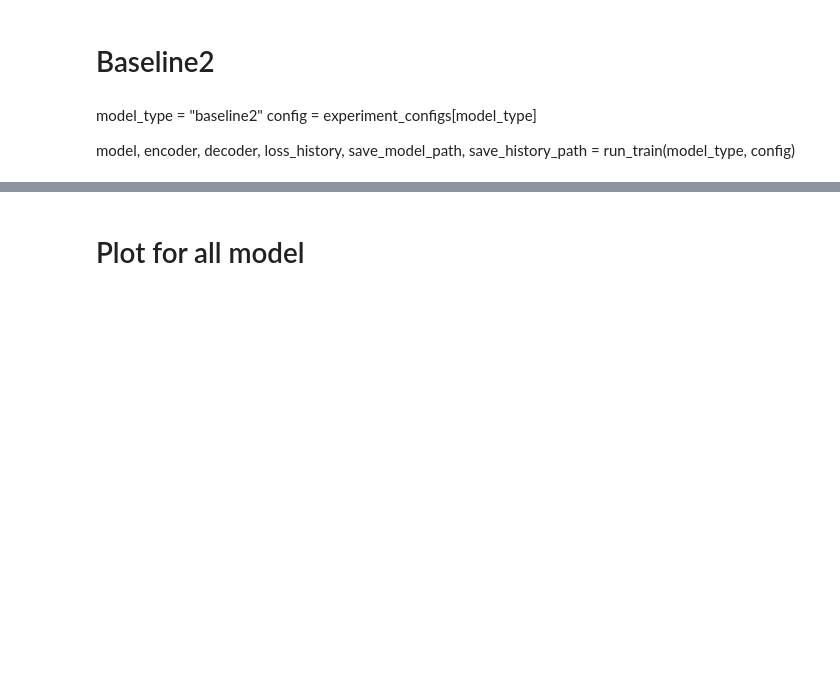
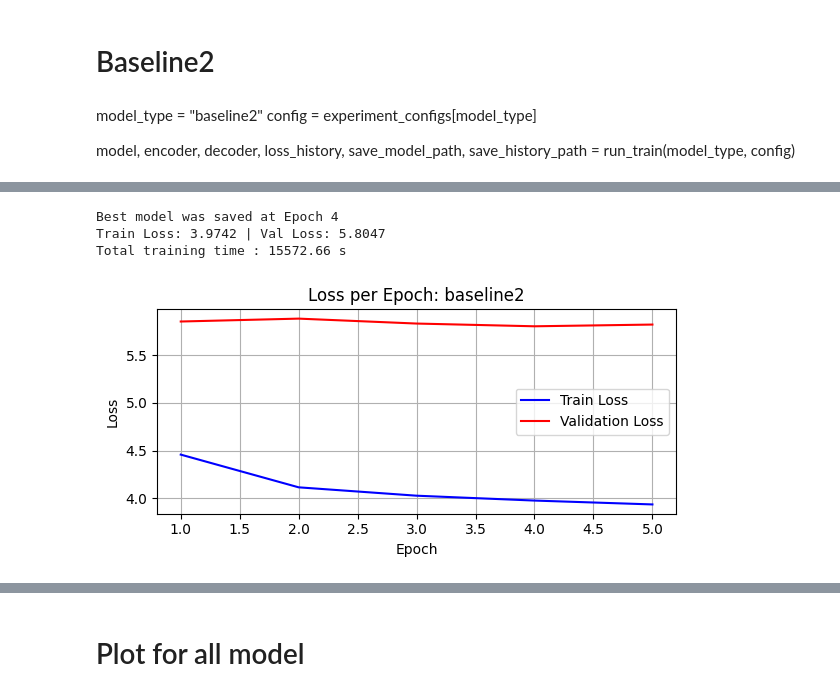
Before and after one commit to jkim0094/CookingRecipeGenerator, a Jupyter notebook: ass2(desktop).ipynb, the cells around one changed output, grey strips where cells are left out. Cells and saved outputs as stored; diff of their text form; code cells hidden in the pictures; blank space fills up the shorter version.

```diff
--- a/ass2(desktop).ipynb
+++ b/ass2(desktop).ipynb
@@ -801,3 +813,8 @@ model_type = "baseline2"
 config = experiment_configs[model_type]
 
 model, encoder, decoder, loss_history, save_model_path, save_history_path = run_train(model_type, config)
+# %%
+model_type = "baseline2"
+config = experiment_configs[model_type]
+
+model, encoder, decoder, loss_history, save_model_path, save_history_path = run_train(model_type, config)
@@ -804,26 +835,31 @@ model, encoder, decoder, loss_history, save_model_path, save_history_path = run_
 # %%
 # 저장된 모델과 학습 이력 불러오기
 checkpoint = torch.load(save_model_path, map_location=DEVICE)
 checkpoint2 = torch.load(save_history_path, map_location=DEVICE)
 
 # 같은 구조로 모델 재생성 후 state_dict 로드
 load_baseline2 = Seq2Seq(encoder, decoder, DEVICE, use_attention=config["USE_ATTENTION"]).to(DEVICE)
 load_baseline2.load_state_dict(checkpoint["model_state_dict"])
 
 # 저장된 이력 중 loss history 가져오기
-loss_history_loss_history_baseline1 = checkpoint2["loss_history"]
+loss_history_loss_history_baseline2 = checkpoint2["loss_history"]
 train_elapsed_time = checkpoint2["train_elapsed_time"]
 
 #  베스트 모델 정보 출력
 best_epoch = checkpoint["epoch"] + 1
 best_train_loss = checkpoint["train_loss"]
 best_val_loss = checkpoint["val_loss"]
 print(f"Best model was saved at Epoch {best_epoch}")
 print(f"Train Loss: {best_train_loss:.4f} | Val Loss: {best_val_loss:.4f}")
 print(f"Total training time : {train_elapsed_time:.2f} s")
 
 # 그래프 그리기
 plot_loss_epoch(model_type, loss_history_loss_history_baseline1)
+# %% [output]
+Best model was saved at Epoch 4
+Train Loss: 3.9742 | Val Loss: 5.8047
+Total training time : 15572.66 s
+[figure, added]
 # %%
 # 이제 Test 가능
 Test(load_baseline2, test_loader, criterion, recipe_vocab)
```
Also changed, not shown: parts of 17 cells of this notebook, 2 other files.
